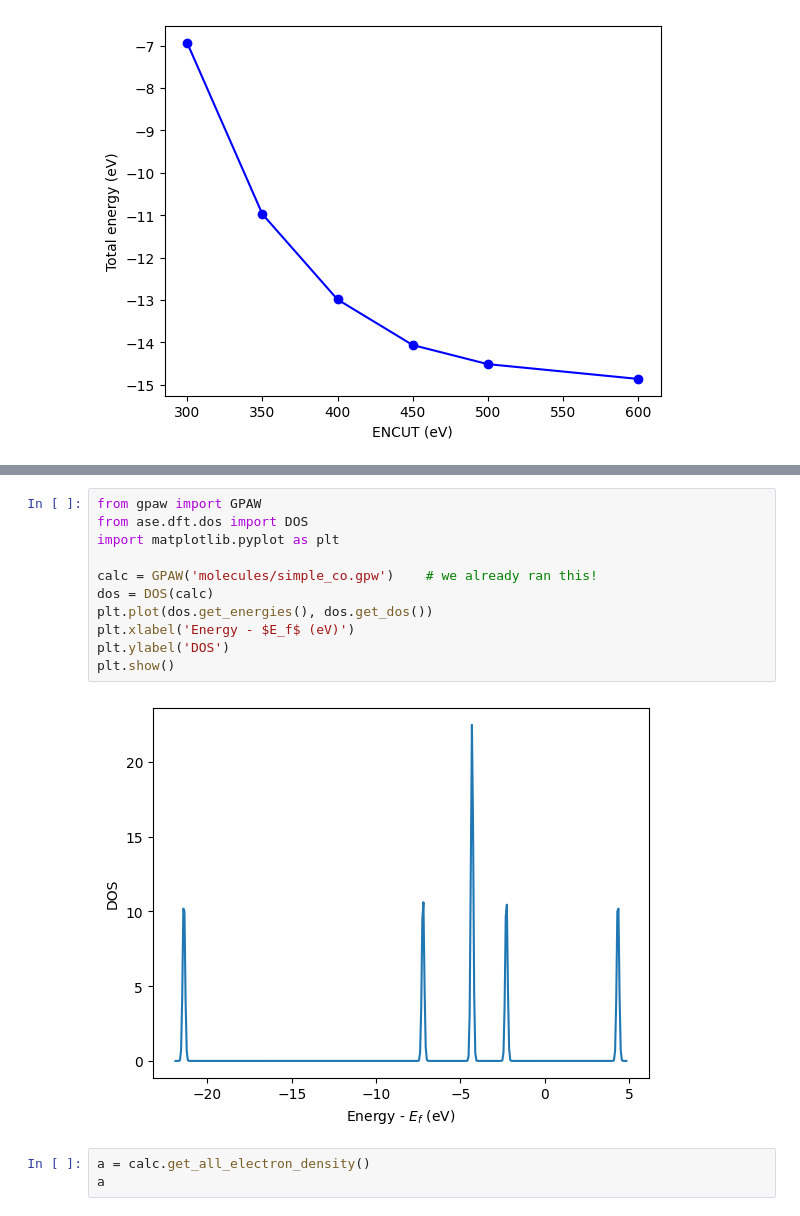
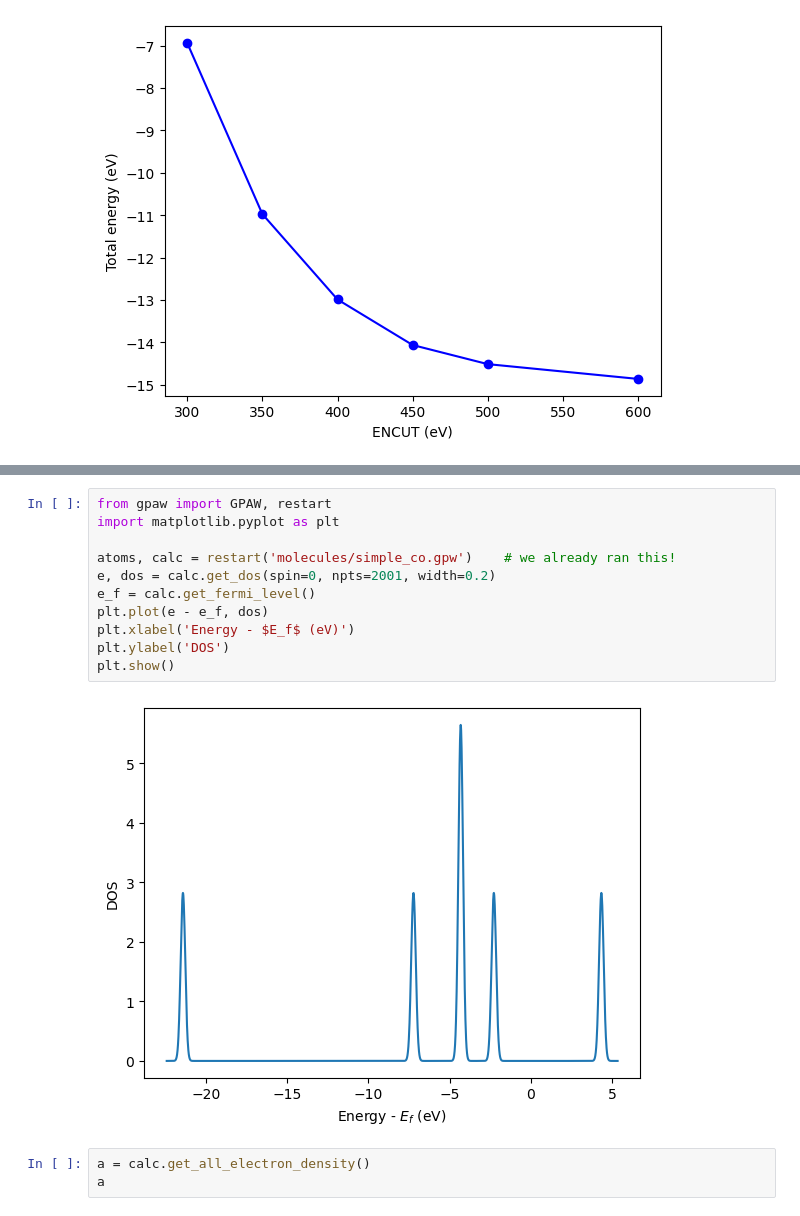
Before and after one commit to thangckt/note_dft, a Jupyter notebook: ASE_kitchin_book/3_3_DFT_single_run.ipynb, the cells around one changed output, grey strips where cells are left out. Saved outputs shown, nothing was run; the diff lists cells and outputs as text.

```diff
--- a/ASE_kitchin_book/3_3_DFT_single_run.ipynb
+++ b/ASE_kitchin_book/3_3_DFT_single_run.ipynb
@@ -235,16 +247,16 @@ The density of states (DOS) gives you the number of electronic states (i.e., the
 # %%
-from gpaw import GPAW
-from ase.dft.dos import DOS
+from gpaw import GPAW, restart
 import matplotlib.pyplot as plt
 
-calc = GPAW('molecules/simple_co.gpw')    # we already ran this!
-dos = DOS(calc)
-plt.plot(dos.get_energies(), dos.get_dos())
+atoms, calc = restart('molecules/simple_co.gpw')    # we already ran this!
+e, dos = calc.get_dos(spin=0, npts=2001, width=0.2)
+e_f = calc.get_fermi_level()
+plt.plot(e - e_f, dos)
 plt.xlabel('Energy - $E_f$ (eV)')
 plt.ylabel('DOS')
 plt.show()
 # %% [output]
-[figure, old version]
+[figure, new version]
 # %%
 a = calc.get_all_electron_density()
 a
```
Also changed, not shown: parts of 8 cells of this notebook, 4 other files.
